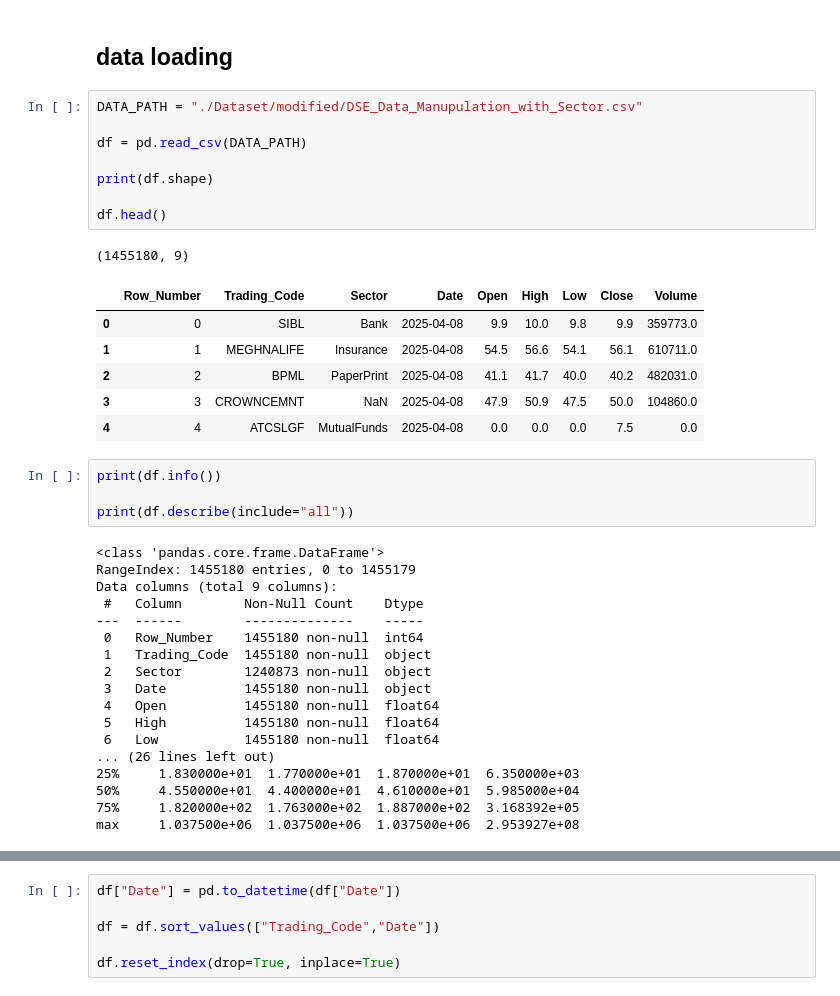
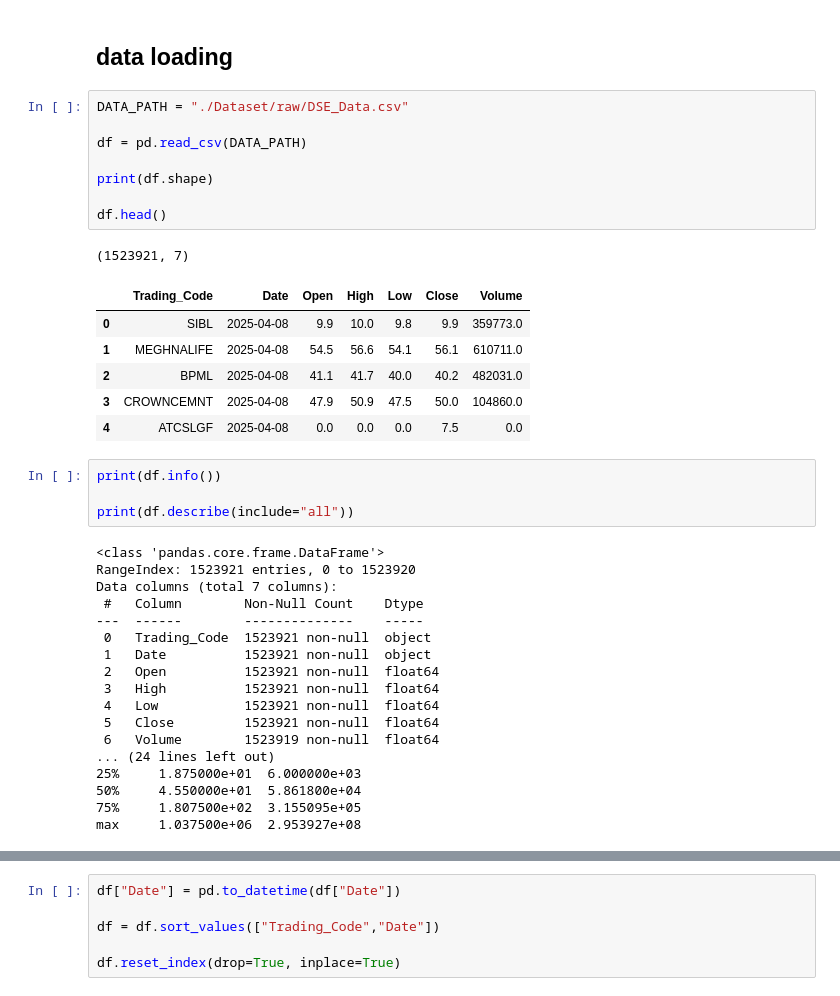
Before and after one commit to neutr0nslayer/AIML_505_project, a Jupyter notebook: Project/project_eda.ipynb, the cells around one changed output, grey strips where cells are left out. Saved outputs shown, nothing was run; the diff lists cells and outputs as text.

```diff
--- a/Project/project_eda.ipynb
+++ b/Project/project_eda.ipynb
@@ -26,40 +26,40 @@ RANDOM_STATE = 42
 # %% [markdown]
 ## data loading
 # %%
-DATA_PATH = "./Dataset/modified/DSE_Data_Manupulation_with_Sector.csv"
+DATA_PATH = "./Dataset/raw/DSE_Data.csv"
 
 df = pd.read_csv(DATA_PATH)
 
 print(df.shape)
 
 df.head()
 # %% [output]
-(1455180, 9)
+(1523921, 7)
-|  | Row_Number | Trading_Code | Sector | Date | Open | High | Low | Close | Volume |
-| 0 | 0 | SIBL | Bank | 2025-04-08 | 9.9 | 10.0 | 9.8 | 9.9 | 359773.0 |
-| 1 | 1 | MEGHNALIFE | Insurance | 2025-04-08 | 54.5 | 56.6 | 54.1 | 56.1 | 610711.0 |
-| 2 | 2 | BPML | PaperPrint | 2025-04-08 | 41.1 | 41.7 | 40.0 | 40.2 | 482031.0 |
-| 3 | 3 | CROWNCEMNT | NaN | 2025-04-08 | 47.9 | 50.9 | 47.5 | 50.0 | 104860.0 |
-| 4 | 4 | ATCSLGF | MutualFunds | 2025-04-08 | 0.0 | 0.0 | 0.0 | 7.5 | 0.0 |
+|  | Trading_Code | Date | Open | High | Low | Close | Volume |
+| 0 | SIBL | 2025-04-08 | 9.9 | 10.0 | 9.8 | 9.9 | 359773.0 |
+| 1 | MEGHNALIFE | 2025-04-08 | 54.5 | 56.6 | 54.1 | 56.1 | 610711.0 |
+| 2 | BPML | 2025-04-08 | 41.1 | 41.7 | 40.0 | 40.2 | 482031.0 |
+| 3 | CROWNCEMNT | 2025-04-08 | 47.9 | 50.9 | 47.5 | 50.0 | 104860.0 |
+| 4 | ATCSLGF | 2025-04-08 | 0.0 | 0.0 | 0.0 | 7.5 | 0.0 |
 # %%
 print(df.info())
 
 print(df.describe(include="all"))
 # %% [output]
 <class 'pandas.core.frame.DataFrame'>
-RangeIndex: 1455180 entries, 0 to 1455179
-Data columns (total 9 columns):
+RangeIndex: 1523921 entries, 0 to 1523920
+Data columns (total 7 columns):
  #   Column        Non-Null Count    Dtype
 ---  ------        --------------    -----
- 0   Row_Number    1455180 non-null  int64
- 1   Trading_Code  1455180 non-null  object
- 2   Sector        1240873 non-null  object
- 3   Date          1455180 non-null  object
- 4   Open          1455180 non-null  float64
- 5   High          1455180 non-null  float64
- 6   Low           1455180 non-null  float64
-... (26 lines left out)
-25%     1.830000e+01  1.770000e+01  1.870000e+01  6.350000e+03
-50%     4.550000e+01  4.400000e+01  4.610000e+01  5.985000e+04
-75%     1.820000e+02  1.763000e+02  1.887000e+02  3.168392e+05
-max     1.037500e+06  1.037500e+06  1.037500e+06  2.953927e+08
+ 0   Trading_Code  1523921 non-null  object
+ 1   Date          1523921 non-null  object
+ 2   Open          1523921 non-null  float64
+ 3   High          1523921 non-null  float64
+ 4   Low           1523921 non-null  float64
+ 5   Close         1523921 non-null  float64
+ 6   Volume        1523919 non-null  float64
+... (24 lines left out)
+25%     1.875000e+01  6.000000e+03
+50%     4.550000e+01  5.861800e+04
+75%     1.807500e+02  3.155095e+05
+max     1.037500e+06  2.953927e+08
```
Also changed, not shown: parts of 40 cells of this notebook, 6 other files.
